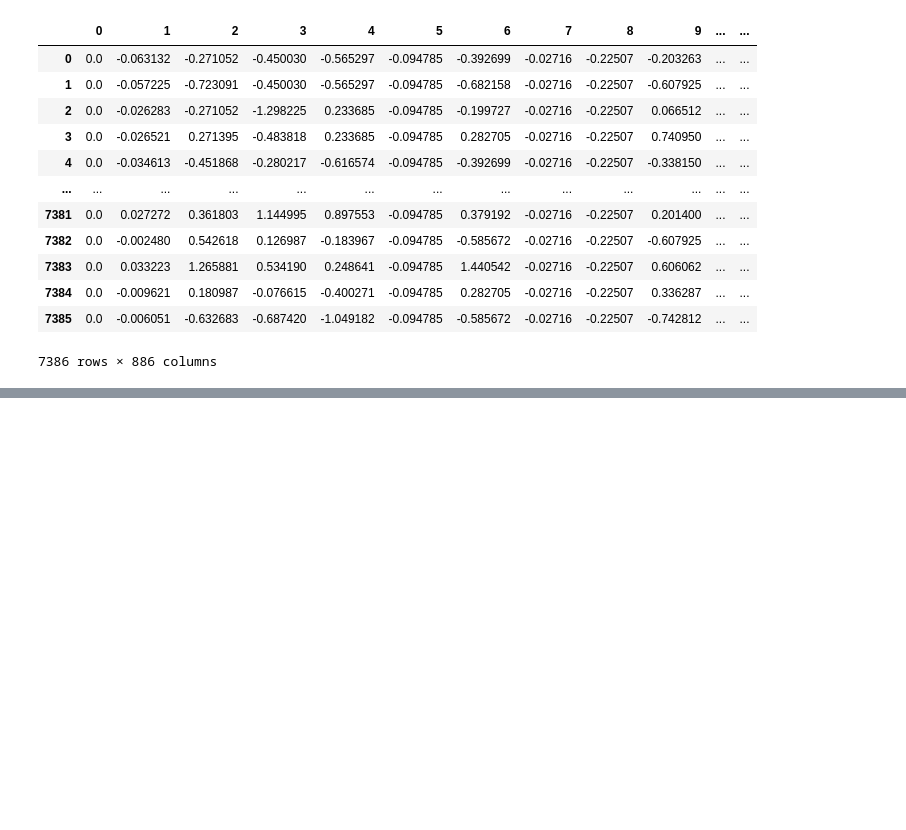
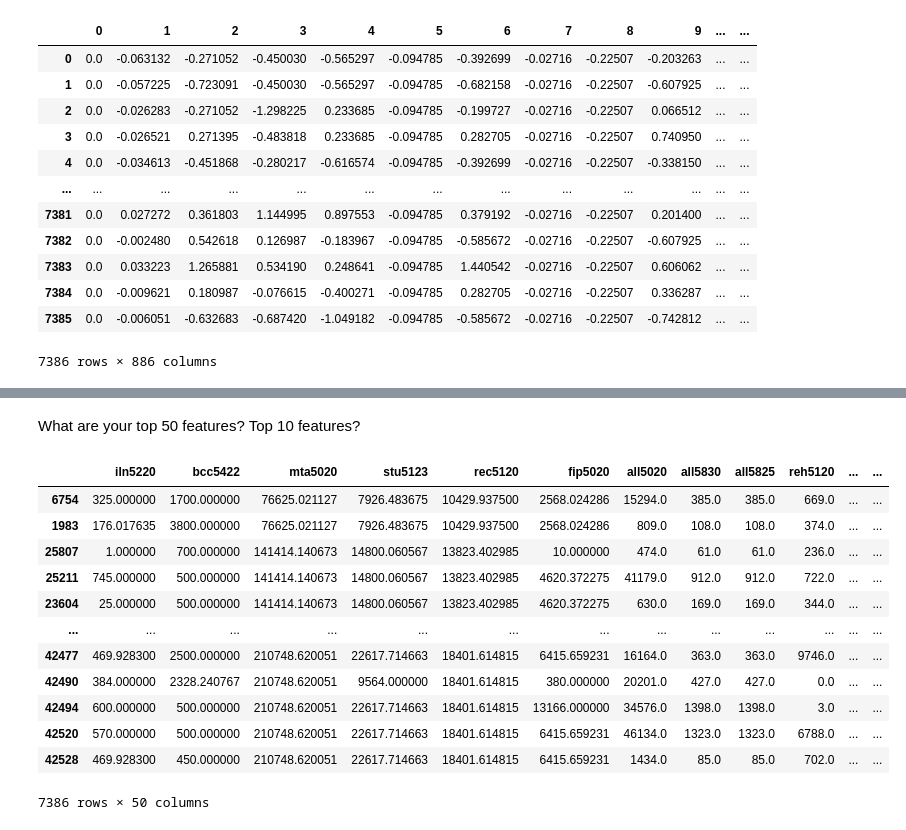
Before and after one commit to DSC180A/create_credit_score, a Jupyter notebook: src/data/week456discussion.ipynb, the cells around one changed output, grey strips where cells are left out. Saved outputs shown, nothing was run; the diff lists cells and outputs as text; code cells hidden in the pictures; blank space fills up the shorter version.

```diff
--- a/src/data/week456discussion.ipynb
+++ b/src/data/week456discussion.ipynb
@@ -163,5 +166,5 @@ def model_evaluator(data):
 #     print("Dollar Loss: " + str(X_test[(y_test == 1) & (y_test == y_pred)]['bad_balance'].sum().round(2)))
 # %%
-model_evaluator(df_clean_balanced)
+clf = model_evaluator(df_clean_balanced)
 # %% [output]
 [[510 604]
@@ -258,2 +261,11 @@ weighted avg       0.62      0.62      0.62      2216
 # %%
 # accuracy went from 0.58 to 0.62 after pca! nice! also, f1-score for the 0 class improved.
+# %%
+# TODO: balance df_clean
+df_clean_0 = df_clean[df_clean['bad'] == 0.0]
+df_clean_1 = df_clean[df_clean['bad'] == 1.0]
+
+df_clean_0_sample = df_clean_0.sample(n=len(df_clean_1), replace=False, random_state = 42)
+df_clean_balanced = pd.concat([df_clean_0_sample, df_clean_1])
+
+len(df_clean_balanced) # should be 3693 * 2 = 7386
@@ -259,0 +274,3 @@ weighted avg       0.62      0.62      0.62      2216
+# %%
+X = df_clean_balanced.drop('bad', axis=1)
+y = df_clean_balanced['bad'].astype(int)
@@ -259,0 +279,4 @@ weighted avg       0.62      0.62      0.62      2216
+# %%
+
+top_col_idx = abs(clf.coef_[0]).argsort()[-50:]
+top_col_idx
@@ -259,0 +368,20 @@ weighted avg       0.62      0.62      0.62      2216
+# %% [markdown]
+What are your top 50 features?  Top 10 features?
+# %%
+# Top 50 features with feature importance
+
+X.iloc[:, top_col_idx]
+# %% [output]
+|  | iln5220 | bcc5422 | mta5020 | stu5123 | rec5120 | fip5020 | all5020 | all5830 | all5825 | reh5120 | ... | ... |
+| 6754 | 325.000000 | 1700.000000 | 76625.021127 | 7926.483675 | 10429.937500 | 2568.024286 | 15294.0 | 385.0 | 385.0 | 669.0 | ... | ... |
+| 1983 | 176.017635 | 3800.000000 | 76625.021127 | 7926.483675 | 10429.937500 | 2568.024286 | 809.0 | 108.0 | 108.0 | 374.0 | ... | ... |
+| 25807 | 1.000000 | 700.000000 | 141414.140673 | 14800.060567 | 13823.402985 | 10.000000 | 474.0 | 61.0 | 61.0 | 236.0 | ... | ... |
+| 25211 | 745.000000 | 500.000000 | 141414.140673 | 14800.060567 | 13823.402985 | 4620.372275 | 41179.0 | 912.0 | 912.0 | 722.0 | ... | ... |
+| 23604 | 25.000000 | 500.000000 | 141414.140673 | 14800.060567 | 13823.402985 | 4620.372275 | 630.0 | 169.0 | 169.0 | 344.0 | ... | ... |
+| ... | ... | ... | ... | ... | ... | ... | ... | ... | ... | ... | ... | ... |
+| 42477 | 469.928300 | 2500.000000 | 210748.620051 | 22617.714663 | 18401.614815 | 6415.659231 | 16164.0 | 363.0 | 363.0 | 9746.0 | ... | ... |
+| 42490 | 384.000000 | 2328.240767 | 210748.620051 | 9564.000000 | 18401.614815 | 380.000000 | 20201.0 | 427.0 | 427.0 | 0.0 | ... | ... |
+| 42494 | 600.000000 | 500.000000 | 210748.620051 | 22617.714663 | 18401.614815 | 13166.000000 | 34576.0 | 1398.0 | 1398.0 | 3.0 | ... | ... |
+| 42520 | 570.000000 | 500.000000 | 210748.620051 | 22617.714663 | 18401.614815 | 6415.659231 | 46134.0 | 1323.0 | 1323.0 | 6788.0 | ... | ... |
+| 42528 | 469.928300 | 450.000000 | 210748.620051 | 22617.714663 | 18401.614815 | 6415.659231 | 1434.0 | 85.0 | 85.0 | 702.0 | ... | ... |
+7386 rows × 50 columns
```
Also changed, not shown: parts of 22 cells of this notebook, 1 other file.
